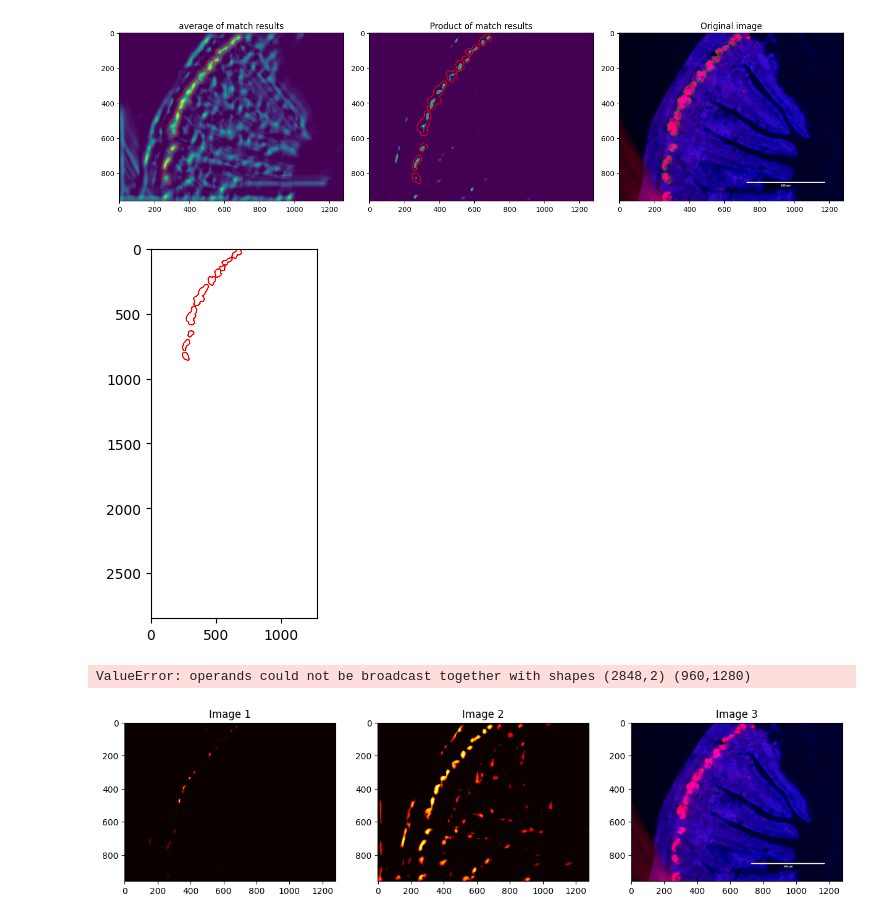
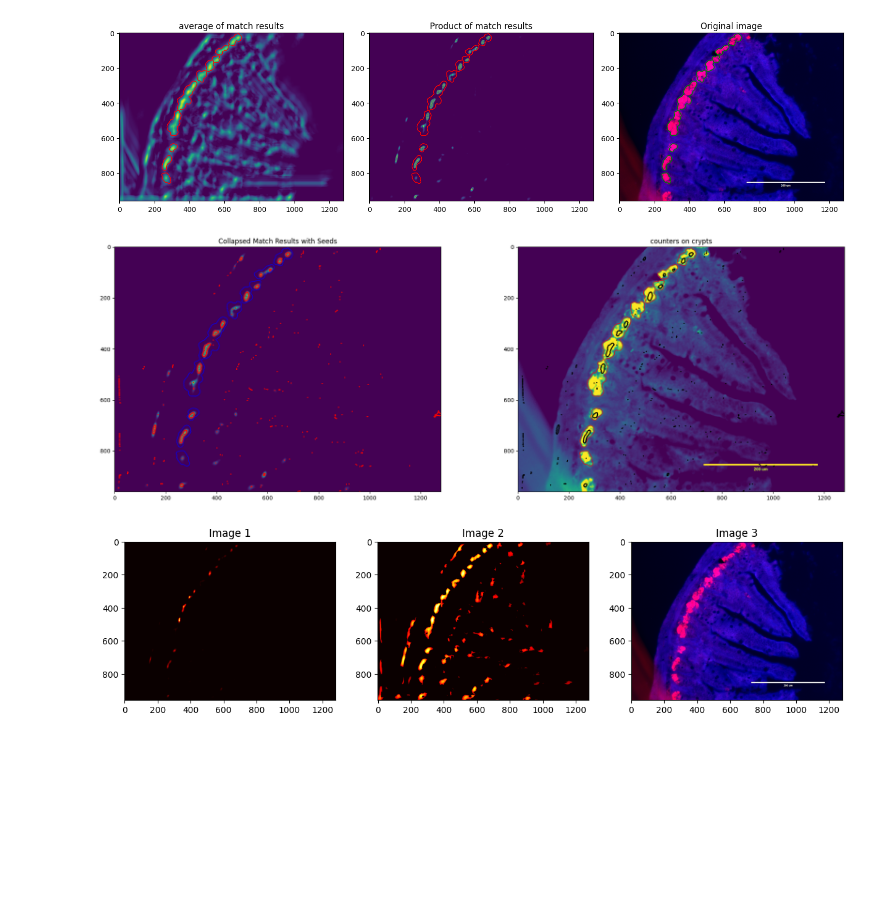
Before and after one commit to pbert5/lysozyme-stain-quantification, a Jupyter notebook: docs/Eronious_segmentation_correction/evaluate_theory.ipynb, the cells around one changed output. Saved outputs shown, nothing was run; the diff lists cells and outputs as text; code cells hidden in the pictures; blank space fills up the shorter version.

Commit message:
added visualization of seed maxima

```diff
--- a/docs/Eronious_segmentation_correction/evaluate_theory.ipynb
+++ b/docs/Eronious_segmentation_correction/evaluate_theory.ipynb
@@ -153,23 +153,34 @@ fig.show()
 # %% [output]
 [figure]
 # %%
-from skimage.morphology import local_maxima, dilation, disk, label, binary_closing,erosion,closing
+from skimage.morphology import local_maxima, dilation, disk, label, binary_closing,erosion,closing, local_maxima
 from skimage.segmentation import watershed
 from skimage.util import invert
 from scipy.ndimage import distance_transform_edt as dst
 from skimage.feature import peak_local_max
-seeds = peak_local_max(closing(collapsed_results, disk(8)))
-plt.imshow(seeds)
-plt.contour(boundaries, colors='r', linewidths=0.5)
+seeds = local_maxima(collapsed_results)
+indiv_seeds = label(closing(seeds, disk(8)))
+
+fig, ax = plt.subplots(1,2, figsize=(24,8))
+ax[0].imshow(collapsed_results)
+ax[0].contour(boundaries, colors='b', linewidths=0.5)
+
+ax[0].contour(find_boundaries(indiv_seeds), colors='r', linewidths=1)
+ax[0].set_title('Collapsed Match Results with Seeds')
+
+
+ax[1].set_title('counters on crypts')
+ax[1].imshow(rfp)
+ax[1].contour(boundaries, colors='r', linewidths=0.5)
+ax[1].contour(find_boundaries(indiv_seeds), colors='black', linewidths=1)
+
+# ax[1].imshow(label2rgb(watershed(
+#     markers=label(seeds, connectivity=2),
+#     image=best_crypts==0,
+#     mask=best_crypts>0,)))
 plt.show()
-plt.imshow(label2rgb(watershed(
-    markers=label(seeds, connectivity=2),
-    image=best_crypts==0,
-    mask=best_crypts>0,)))
-plt.show()
 # %% [output]
-[figure, old version]
+[figure, new version]
-ValueError: operands could not be broadcast together with shapes (2848,2) (960,1280)
 # %%
 from skimage.morphology import dilation, erosion, disk
 from skimage.util import img_as_int
```
